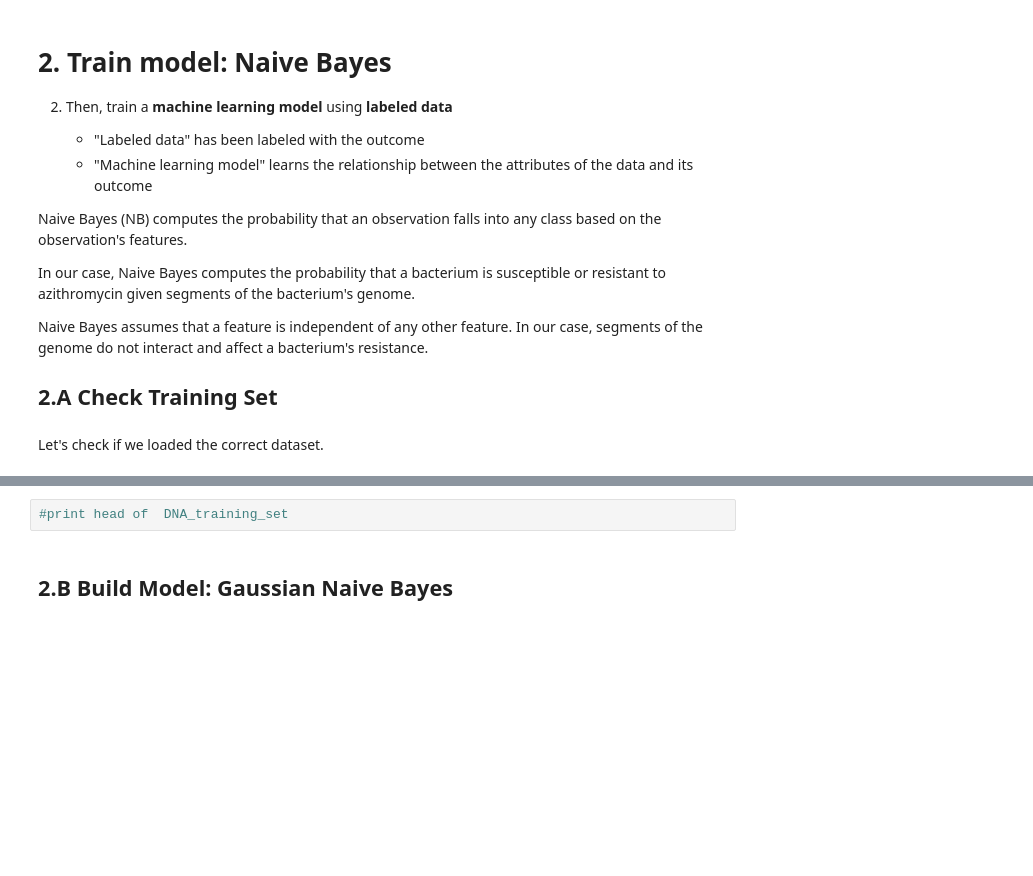
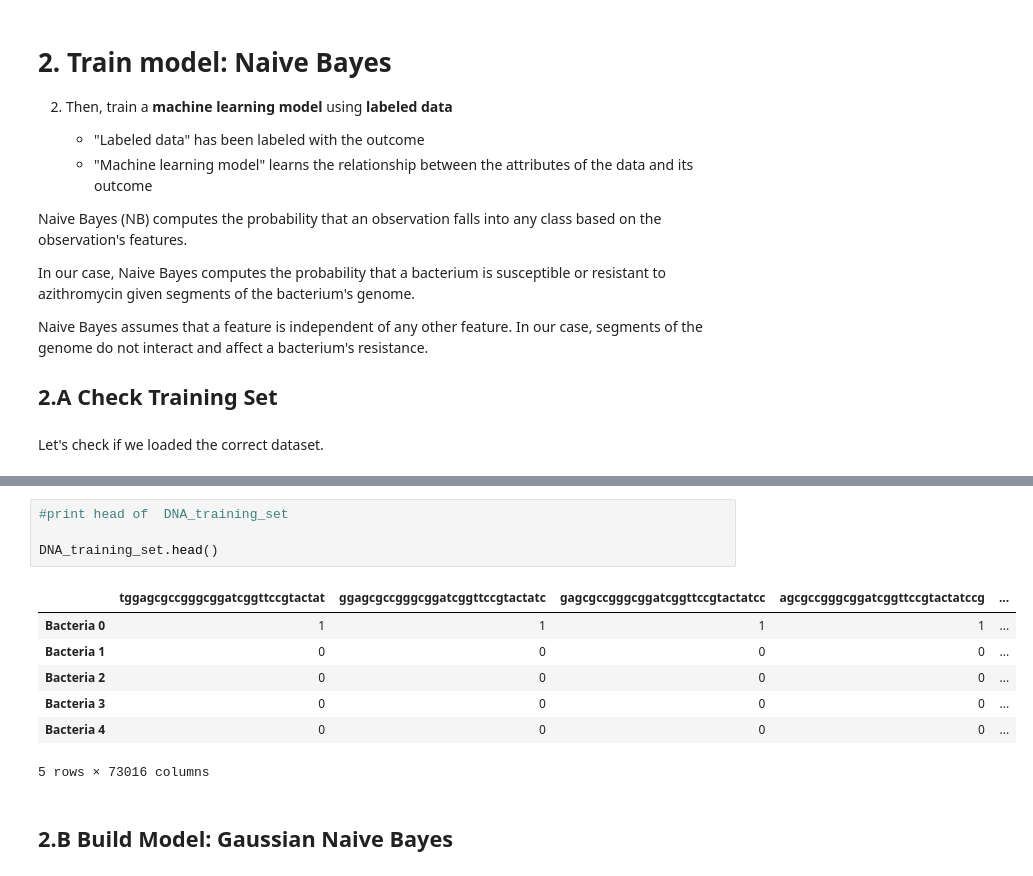
Before and after one commit to aarcher07/Predictive-Modeling-with-scikit-learn, a Jupyter notebook: 02_Model_Training_ScikitLearn_with_Naive_Bayes_Classifier.ipynb, the cells around one changed output, grey strips where cells are left out. Saved outputs shown, nothing was run; the diff lists cells and outputs as text; blank space fills up the shorter version.

```diff
--- a/02_Model_Training_ScikitLearn_with_Naive_Bayes_Classifier.ipynb
+++ b/02_Model_Training_ScikitLearn_with_Naive_Bayes_Classifier.ipynb
@@ -58,5 +66,15 @@ Let's check if we loaded the correct dataset.
 # %%
 #print head of  DNA_training_set
+
+DNA_training_set.head()
+# %% [output]
+|  | tggagcgccgggcggatcggttccgtactat | ggagcgccgggcggatcggttccgtactatc | gagcgccgggcggatcggttccgtactatcc | agcgccgggcggatcggttccgtactatccg | ... |
+| Bacteria 0 | 1 | 1 | 1 | 1 | ... |
+| Bacteria 1 | 0 | 0 | 0 | 0 | ... |
+| Bacteria 2 | 0 | 0 | 0 | 0 | ... |
+| Bacteria 3 | 0 | 0 | 0 | 0 | ... |
+| Bacteria 4 | 0 | 0 | 0 | 0 | ... |
+5 rows × 73016 columns
 # %% [markdown]
 ## 2.B Build Model: Gaussian Naive Bayes
 # %% [markdown]
```
Also changed, not shown: parts of 6 cells of this notebook, 29 other files.
